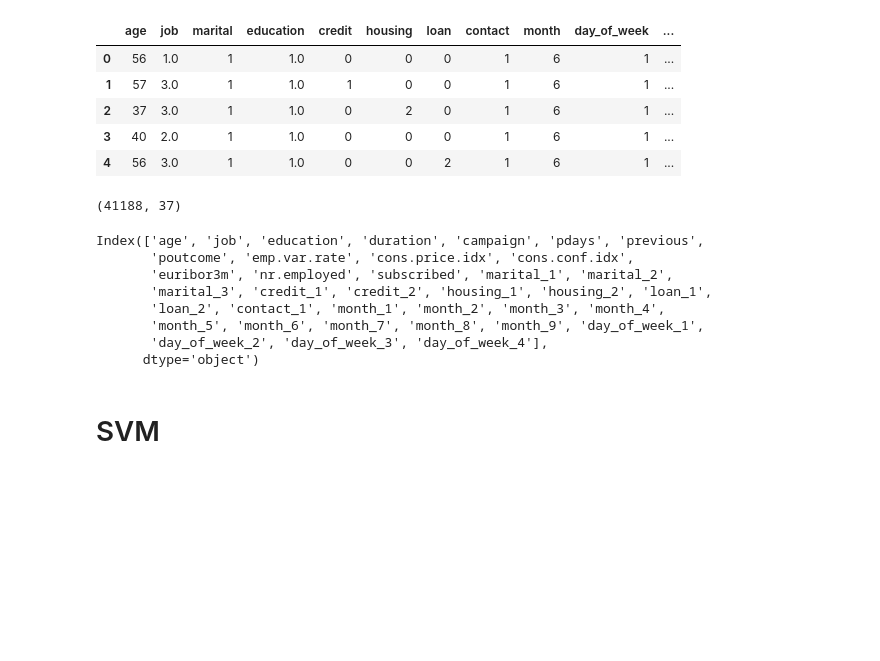
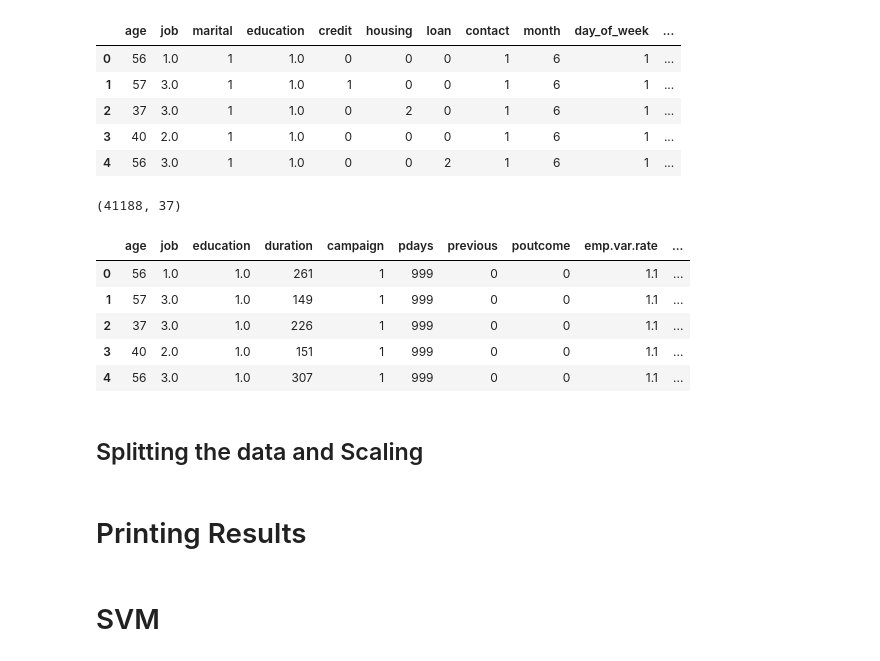
Before and after one commit to ankurrokad/Artificial-Neural-Network, a Jupyter notebook: ANN.ipynb, the cells around one changed output. Drawn from its saved outputs; the diff is of its cells as text; code cells hidden in the pictures; blank space fills up the shorter version.

```diff
--- a/ANN.ipynb
+++ b/ANN.ipynb
@@ -247,17 +244,16 @@ df_1 = pd.get_dummies(df,
 # %%
 print(df_1.shape)
 df_1.head()
-df_1.columns
 # %% [output]
 (41188, 37)
-Index(['age', 'job', 'education', 'duration', 'campaign', 'pdays', 'previous',
-       'poutcome', 'emp.var.rate', 'cons.price.idx', 'cons.conf.idx',
-       'euribor3m', 'nr.employed', 'subscribed', 'marital_1', 'marital_2',
-       'marital_3', 'credit_1', 'credit_2', 'housing_1', 'housing_2', 'loan_1',
-       'loan_2', 'contact_1', 'month_1', 'month_2', 'month_3', 'month_4',
-       'month_5', 'month_6', 'month_7', 'month_8', 'month_9', 'day_of_week_1',
-       'day_of_week_2', 'day_of_week_3', 'day_of_week_4'],
-      dtype='object')
+|  | age | job | education | duration | campaign | pdays | previous | poutcome | emp.var.rate | ... |
+| 0 | 56 | 1.0 | 1.0 | 261 | 1 | 999 | 0 | 0 | 1.1 | ... |
+| 1 | 57 | 3.0 | 1.0 | 149 | 1 | 999 | 0 | 0 | 1.1 | ... |
+| 2 | 37 | 3.0 | 1.0 | 226 | 1 | 999 | 0 | 0 | 1.1 | ... |
+| 3 | 40 | 2.0 | 1.0 | 151 | 1 | 999 | 0 | 0 | 1.1 | ... |
+| 4 | 56 | 3.0 | 1.0 | 307 | 1 | 999 | 0 | 0 | 1.1 | ... |
+# %% [markdown]
+## Splitting the data and Scaling
 # %%
 #Assign Variable
 X = df_1.drop(columns = 'subscribed',axis=1).values
@@ -268,6 +264,8 @@ X_train,X_test,y_train,y_test = train_test_split(X,y,test_size=0.2,random_state=
 sc = StandardScaler()
 X_train = sc.fit_transform(X_train)
 X_test = sc.fit_transform(X_test)
+# %% [markdown]
+# Printing Results
 # %%
 # We are using this function to calculate the accuracy, precision, recall, f1_score etc.
 # Hyperparams: model = string, labels = y, pred = model.pred(y)
```
Also changed, not shown: parts of 20 cells of this notebook.
